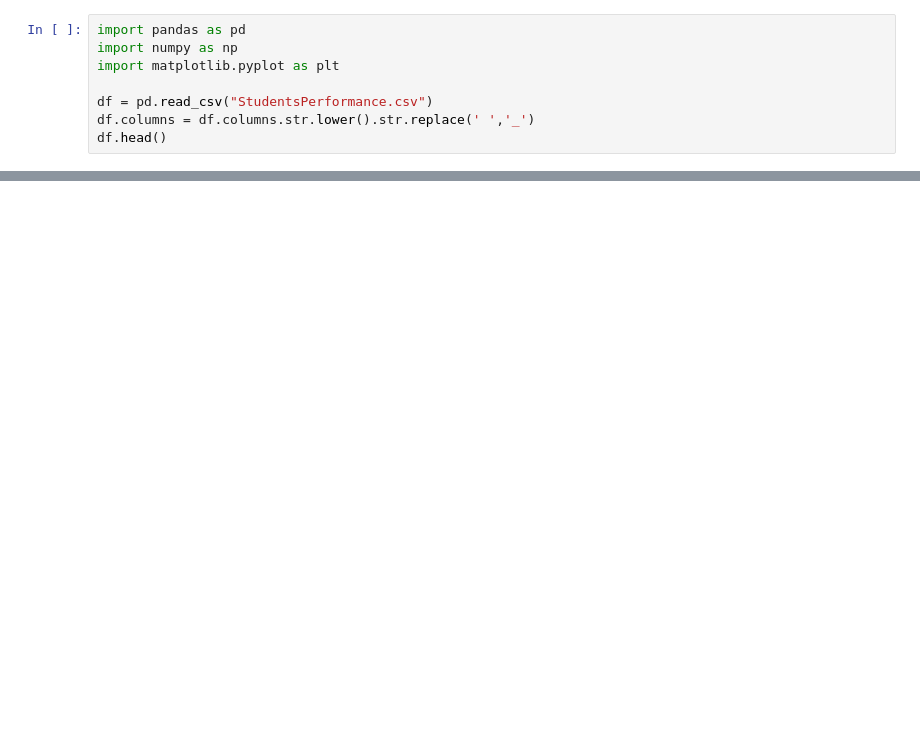
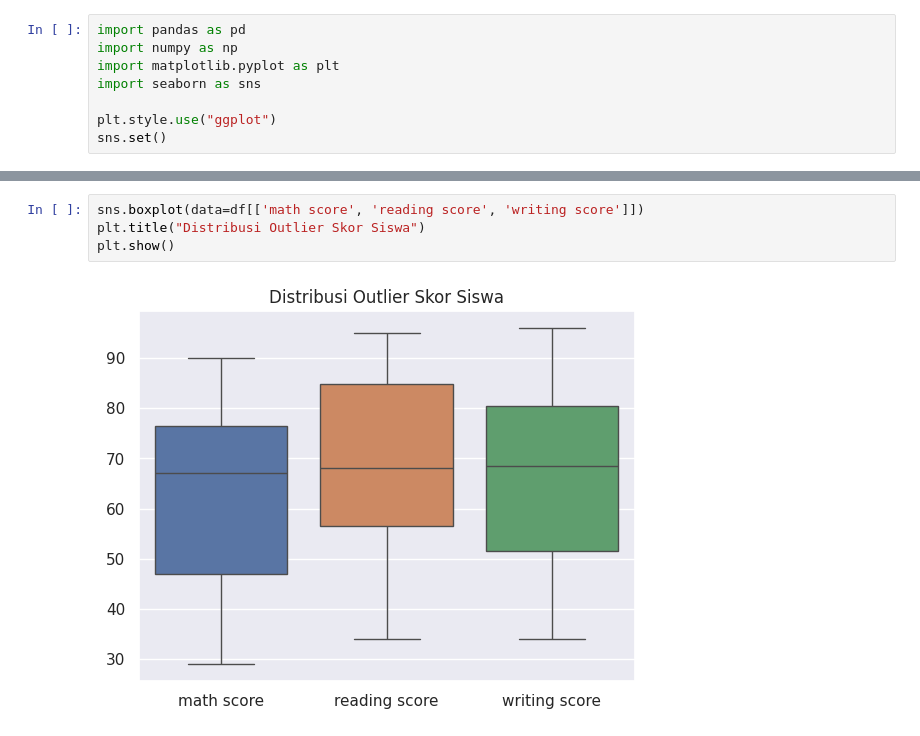
Before and after one commit to robban22/belajar-data-science, a Jupyter notebook: Modul 3/modul3_eda_students.ipynb, the cells around one changed output, grey strips where cells are left out. Drawn from its saved outputs; the diff is of its cells as text; blank space fills up the shorter version.

```diff
--- a/Modul 3/modul3_eda_students.ipynb
+++ b/Modul 3/modul3_eda_students.ipynb
@@ -2,8 +2,8 @@
 import pandas as pd
 import numpy as np
 import matplotlib.pyplot as plt
+import seaborn as sns
 
-df = pd.read_csv("StudentsPerformance.csv")
-df.columns = df.columns.str.lower().str.replace(' ','_')
-df.head()
+plt.style.use("ggplot")
+sns.set()
 # %%
@@ -16,0 +77,6 @@ df.groupby("gender")[["reading_score"]].mean()
+# %%
+sns.boxplot(data=df[['math score', 'reading score', 'writing score']])
+plt.title("Distribusi Outlier Skor Siswa")
+plt.show()
+# %% [output]
+[figure, added]
```
Also changed, not shown: parts of 17 cells of this notebook.
